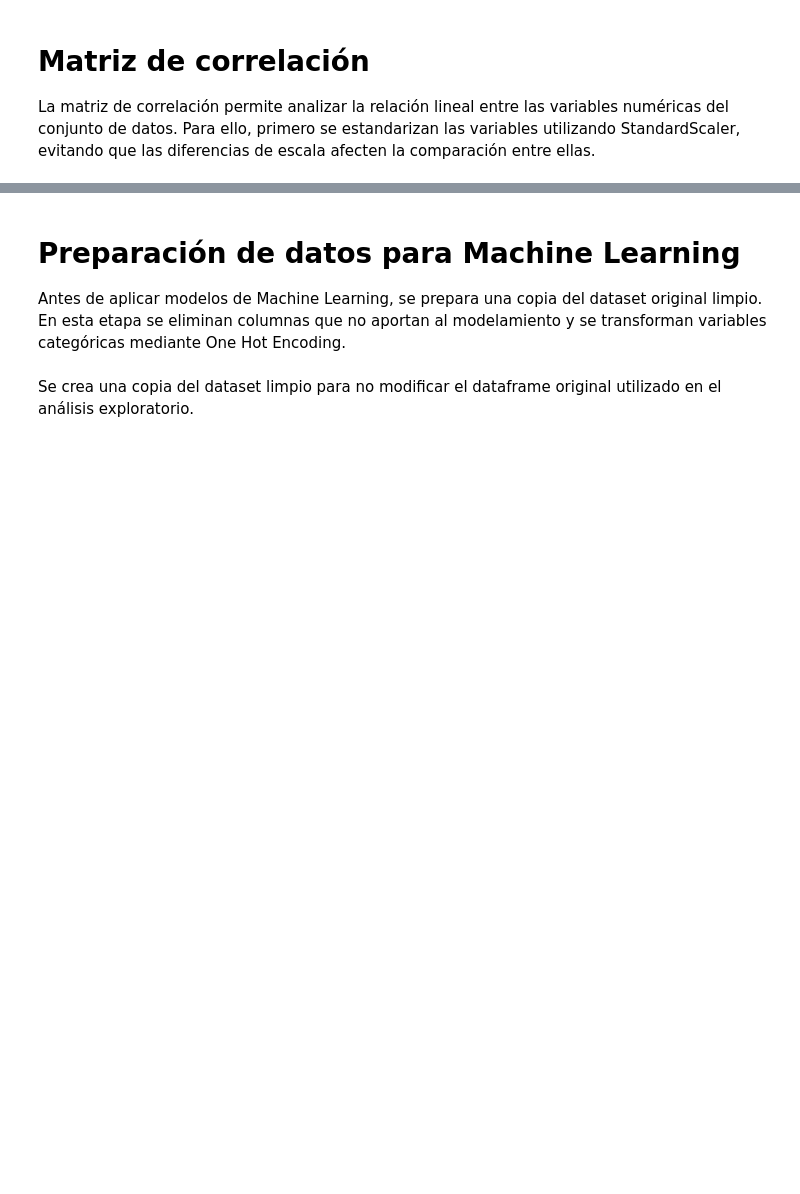
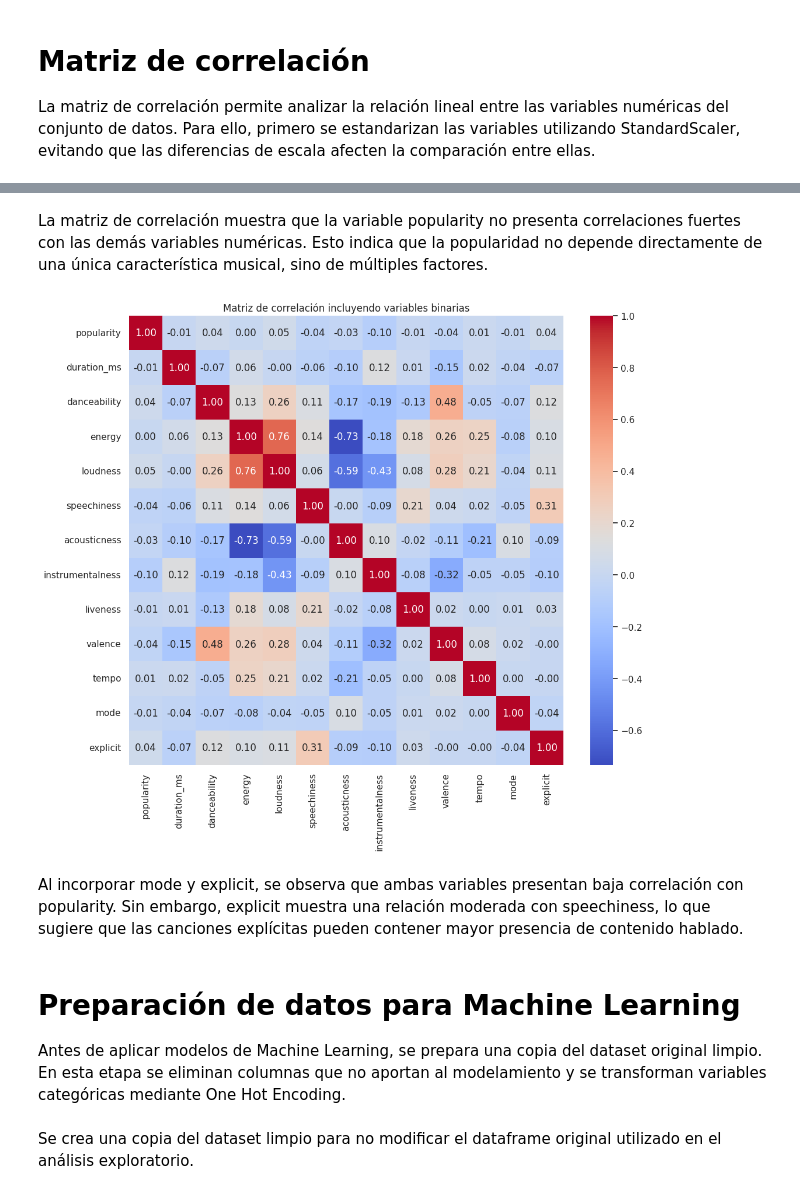
Before and after one commit to fernandovidalnn/evaluacion_1_mineria_datos, a Jupyter notebook: ev3_spotify_mineria.ipynb, the cells around one changed output, grey strips where cells are left out. Saved outputs shown, nothing was run; the diff lists cells and outputs as text; code cells hidden in the pictures; blank space fills up the shorter version.

```diff
--- a/ev3_spotify_mineria.ipynb
+++ b/ev3_spotify_mineria.ipynb
@@ -560,3 +564,18 @@ La matriz de correlación permite analizar la relación lineal entre las variabl
+# %% [markdown]
+La matriz de correlación muestra que la variable popularity no presenta correlaciones fuertes con las demás variables numéricas. Esto indica que la popularidad no depende directamente de una única característica musical, sino de múltiples factores.
+# %%
+cols_modelo = cols_numericas + ['mode', 'explicit']
+
+corr = df_scaled[cols_modelo].corr(method='pearson')
+
+plt.figure(figsize=(12,10))
+sns.heatmap(corr, annot=True, cmap='coolwarm', fmt=".2f")
+plt.title("Matriz de correlación incluyendo variables binarias")
+plt.show()
+# %% [output]
+[figure, added]
+# %% [markdown]
+Al incorporar mode y explicit, se observa que ambas variables presentan baja correlación con popularity. Sin embargo, explicit muestra una relación moderada con speechiness, lo que sugiere que las canciones explícitas pueden contener mayor presencia de contenido hablado.
 # %% [markdown]
 # Preparación de datos para Machine Learning
 
```
Also changed, not shown: parts of 10 cells of this notebook.
